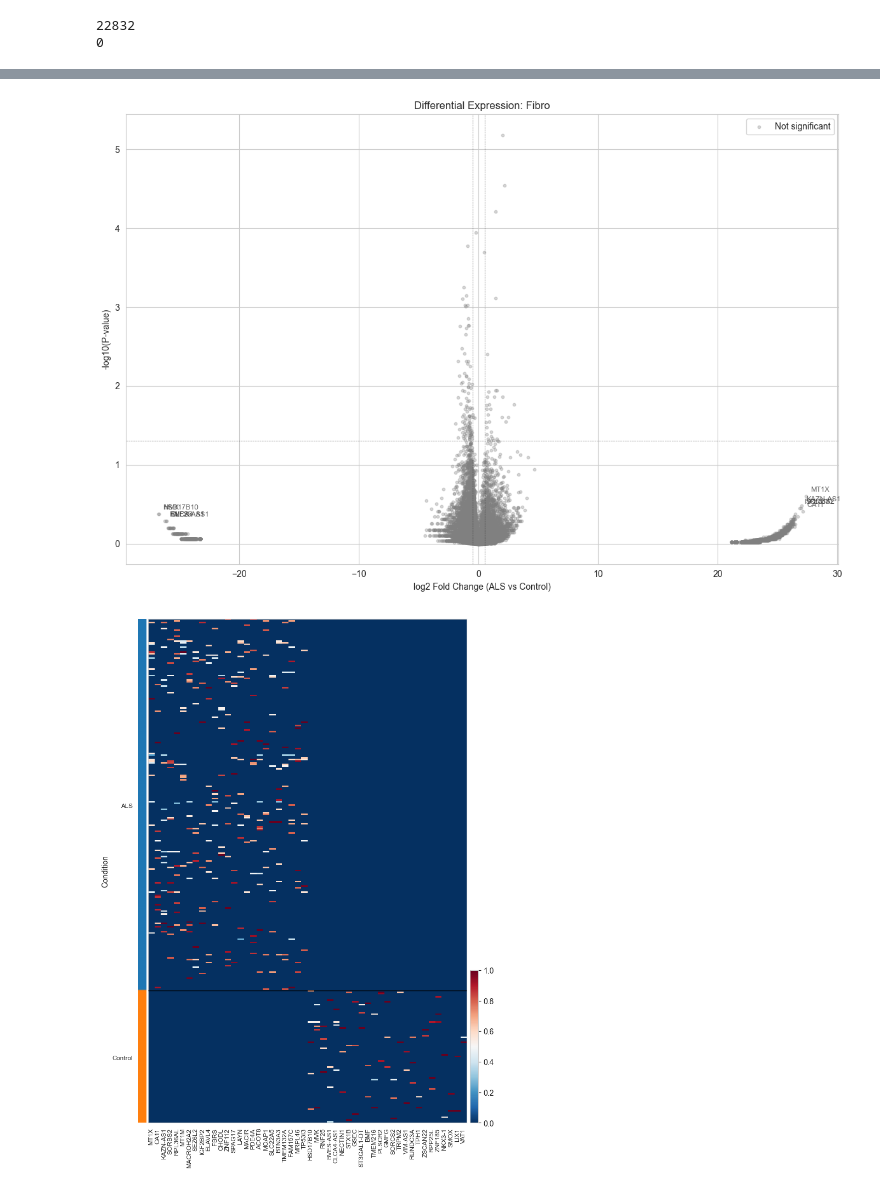
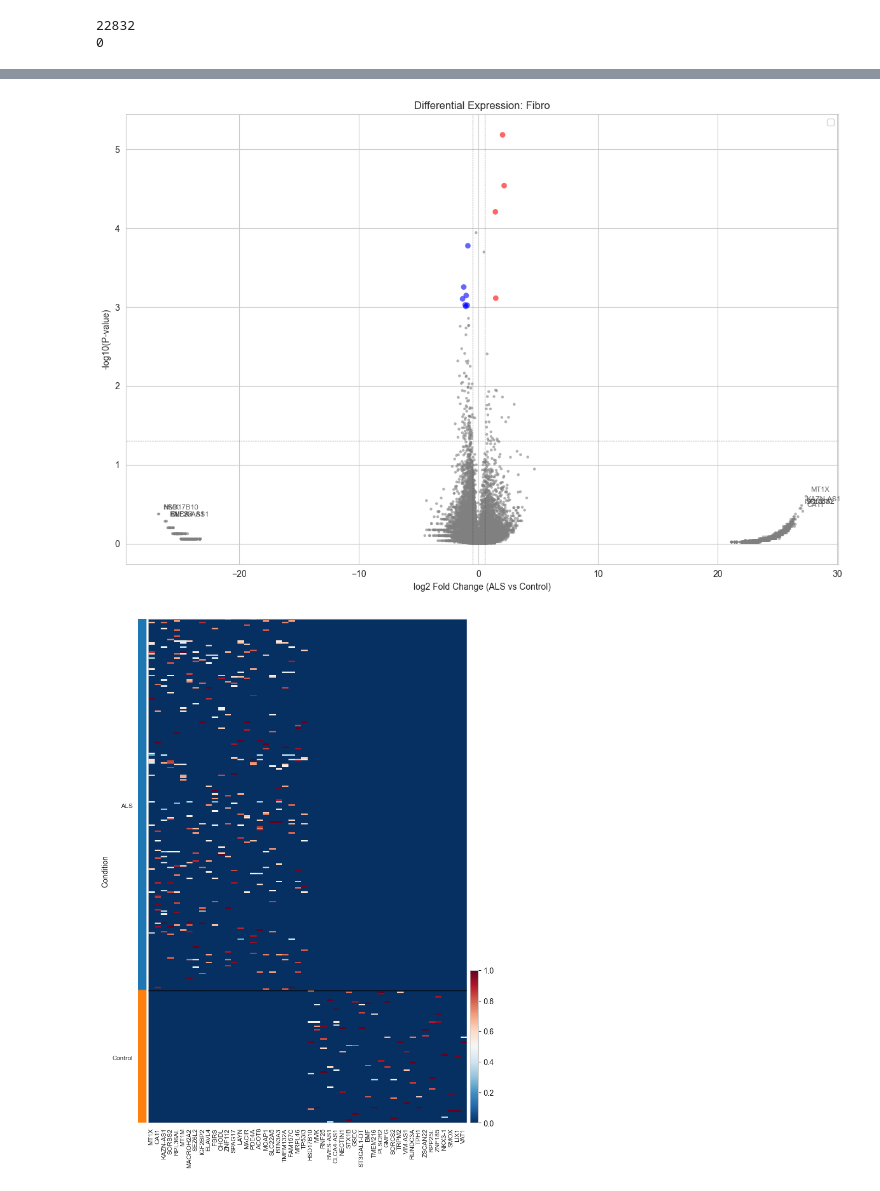
Before and after one commit to stef1949/helical_coding_challenge, a Jupyter notebook: third attempt/task3_embedding_analysis.ipynb, the cells around one changed output, grey strips where cells are left out. Cells and saved outputs as stored; diff of their text form; code cells hidden in the pictures.

```diff
--- a/third attempt/task3_embedding_analysis.ipynb
+++ b/third attempt/task3_embedding_analysis.ipynb
@@ -906,34 +906,37 @@ else:
 up_sig = sig_mask & (volcano_df['logfoldchanges'] > 0)
 down_sig = sig_mask & (volcano_df['logfoldchanges'] < 0)
 
-plt.scatter(
-    volcano_df.loc[~sig_mask, 'logfoldchanges'],
-    volcano_df.loc[~sig_mask, 'neg_log10_p'],
-    alpha=0.3,
-    s=10,
-    color='gray',
-    label='Not highlighted'
+# Create color array for all points
+colors = np.array(['gray'] * len(volcano_df))
+colors[up_sig] = 'red'
+colors[down_sig] = 'blue'
+
+# Create size array for all points
+sizes = np.array([10] * len(volcano_df))
+sizes[up_sig] = 40
+sizes[down_sig] = 40
+
+# Single scatter plot with all points
+scatter = plt.scatter(
+    volcano_df['logfoldchanges'],
+    volcano_df['neg_log10_p'],
+    c=colors,
+    s=sizes,
+    alpha=0.6,
+    edgecolors='none'
 )
 
-if up_sig.any():
-    plt.scatter(
-        volcano_df.loc[up_sig, 'logfoldchanges'],
-        volcano_df.loc[up_sig, 'neg_log10_p'],
-        alpha=0.7,
-        s=40,
-        color='red',
-        label=f'Up in ALS ({sig_label})'
-    )
-
-if down_sig.any():
-    plt.scatter(
-        volcano_df.loc[down_sig, 'logfoldchanges'],
-        volcano_df.loc[down_sig, 'neg_log10_p'],
-        alpha=0.7,
-        s=40,
-        color='blue',
-        label=f'Down in ALS ({sig_label})'
-    )
+# Create custom legend
+from matplotlib.lines import Line2D
+legend_elements = [
+    Line2D([0], [0], marker='o', color='w', markerfacecolor='gray',
+           markersize=6, alpha=0.6, label='Not significant'),
+    Line2D([0], [0], marker='o', color='w', markerfacecolor='red',
+           markersize=10, alpha=0.6, label=f'Up in ALS ({sig_label})'),
+    Line2D([0], [0], marker='o', color='w', markerfacecolor='blue',
+           markersize=10, alpha=0.6, label=f'Down in ALS ({sig_label})')
+]
+plt.legend(handles=legend_elements, loc='best')
 
 plt.axhline(-np.log10(0.05), color='black', linestyle='--', linewidth=0.5, alpha=0.5)
 plt.axvline(0.5, color='black', linestyle='--', linewidth=0.5, alpha=0.5)
@@ -943,34 +946,34 @@ if not de_sig.empty:
     top_idx = pd.concat([
         de_sig.nlargest(5, 'logfoldchanges'),
         de_sig.nsmallest(5, 'logfoldchanges')
     ]).index.unique()
 else:
     top_idx = pd.concat([
         volcano_df.loc[sig_mask].nsmallest(5, 'pvals'),
         volcano_df.nlargest(3, 'logfoldchanges'),
         volcano_df.nsmallest(3, 'logfoldchanges')
     ]).index.unique()
 
 for idx in top_idx:
     row = volcano_df.loc[idx]
     plt.annotate(
         row['names'],
         xy=(row['logfoldchanges'], row['neg_log10_p']),
         xytext=(5, 5),
         textcoords='offset points',
         fontsize=8,
         alpha=0.7
     )
 
 plt.xlabel('log2 Fold Change (ALS vs Control)')
 plt.ylabel('-log10(P-value)')
 plt.title(f'Differential Expression: {most_affected_celltype}')
 plt.legend()
 plt.tight_layout()
 plt.savefig(OUTPUT_DIR / 'task3_volcano_plot.png', dpi=300, bbox_inches='tight')
 plt.show()
 # %% [output]
-[figure, old version]
+[figure, new version]
 # %%
 # Heatmap of top DEGs
 top_genes_list = pd.concat([
```
Also changed, not shown: 1 other file.
